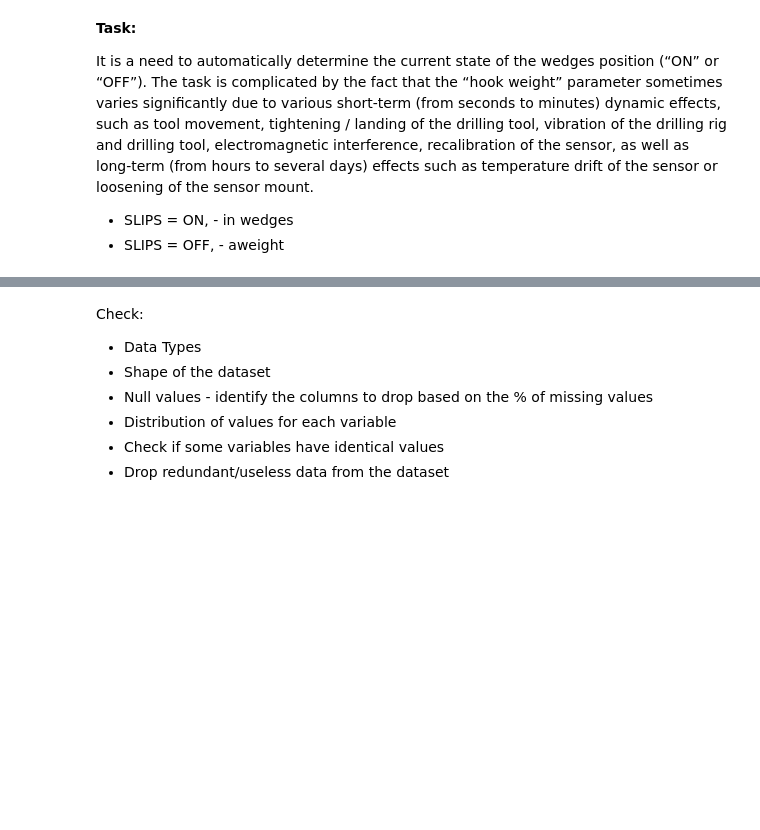
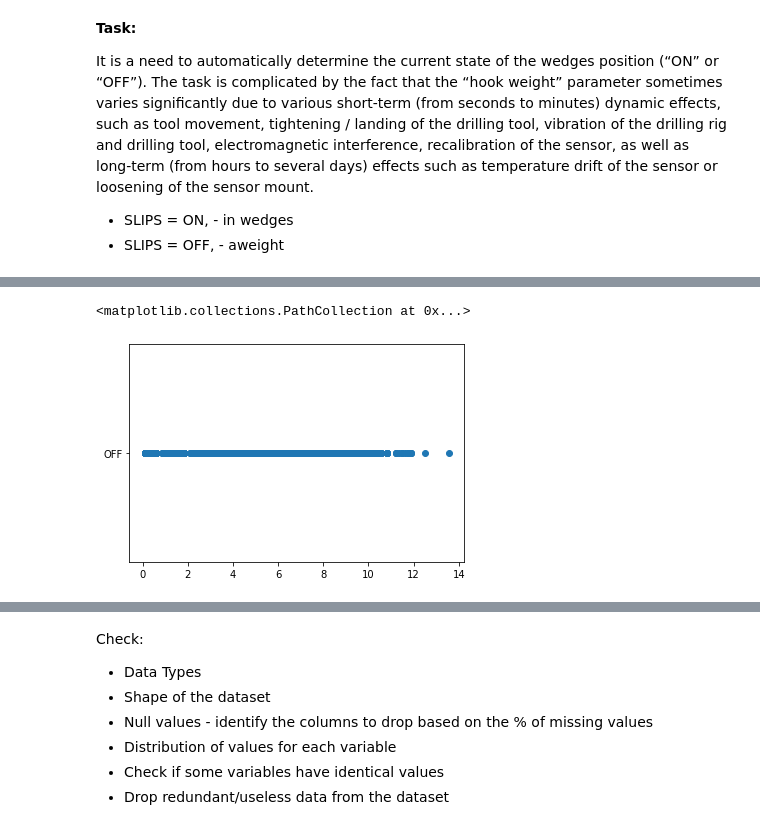
Before and after one commit to Kinetikm/AppliedPythonF2019, a Jupyter notebook: lectures/lecture_08_ml/notebooks/Determining_wedge_position.ipynb, the cells around one changed output, grey strips where cells are left out. Cells and saved outputs as stored; diff of their text form; code cells hidden in the pictures; blank space fills up the shorter version.

```diff
--- a/lectures/lecture_08_ml/notebooks/Determining_wedge_position.ipynb
+++ b/lectures/lecture_08_ml/notebooks/Determining_wedge_position.ipynb
@@ -85,0 +134,5 @@ data.head()
+# %%
+plt.scatter(data["rotor_load"], data["SLIPS"])
+# %% [output]
+<matplotlib.collections.PathCollection at 0x...>
+[figure, added]
```
Also changed, not shown: parts of 7 cells of this notebook, 11 other files.
